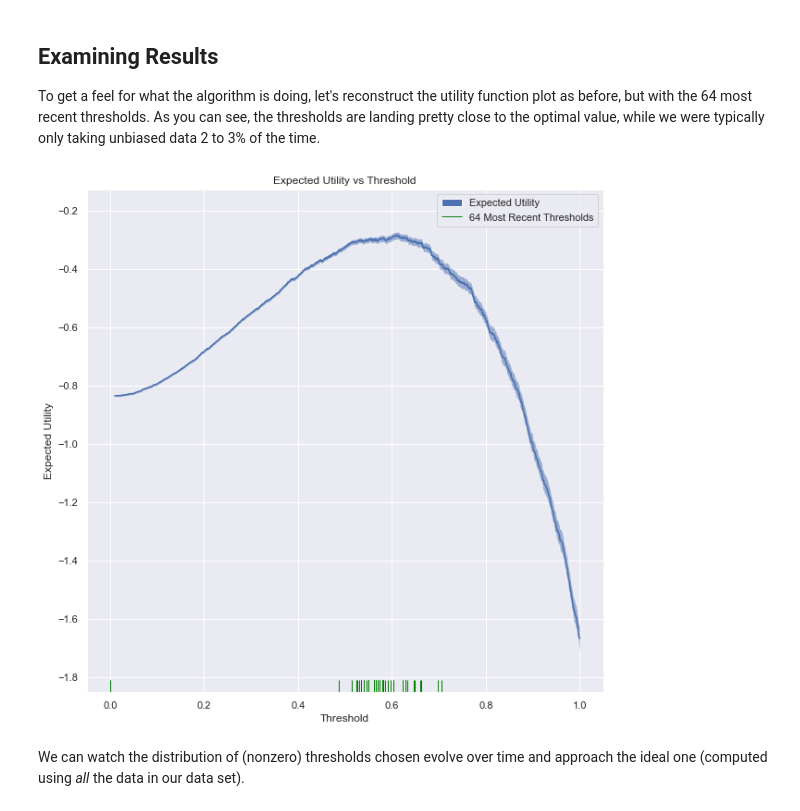
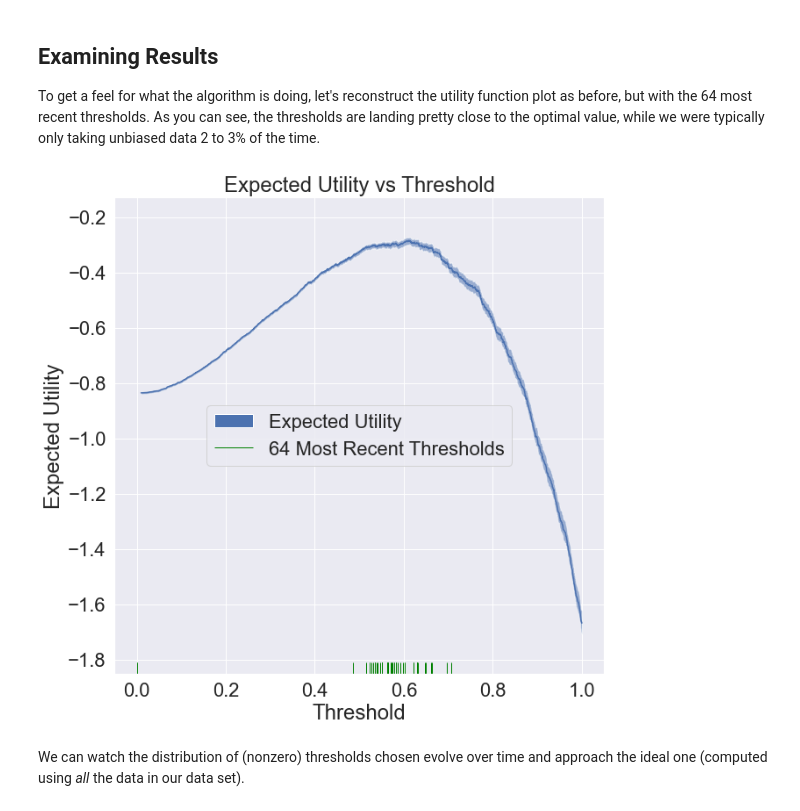
Before and after one commit to FINRAOS/model-validation-toolkit, a Jupyter notebook: docs/notebooks/thresholding/Thresholding.ipynb, the cells around one changed output. Drawn from its saved outputs; the diff is of its cells as text; code cells hidden in the pictures.

```diff
--- a/docs/notebooks/thresholding/Thresholding.ipynb
+++ b/docs/notebooks/thresholding/Thresholding.ipynb
@@ -91,7 +84,6 @@ plt.show()
 # %%
 plt.figure(figsize=(10, 10))
 
-sns.set()
 plt.title('Negative Score Distribution')
 plt.xlabel('Model Score')
 plt.ylabel('Probability Density')
@@ -107,7 +99,6 @@ It will also be important to keep in mind the distribution of model scores.
 # %%
 plt.figure(figsize=(10, 10))
 
-sns.set()
 plt.title('Score Distribution')
 plt.xlabel('Model Score')
 plt.ylabel('Probability Density')
@@ -149,10 +140,6 @@ def utility(tp, fp, tn, fn):
 ## Visualizing Utility of Each Threshold
 Let's plot expected utility against some candidate thresholds. The algorithm below will generate a plot with error bars over the expected value. If you need to interpret them, you can say _there's a 50% chance the true utility of each threshold falls within the shaded region_.
 # %%
-import numpy
-import matplotlib.pylab as plt
-import seaborn as sns, numpy
-
 from mvtk import thresholding
 
 plt.figure(figsize=(10, 10))
@@ -166,8 +153,5 @@ thresholding.plot_err(scores,
          utility_mean,
          utility_quantiles,
          label='Expected Utility')
-leg = plt.legend()
-for lh in leg.legendHandles:
-    lh.set_alpha(1)
 plt.show()
 # %% [output]
@@ -188,7 +173,7 @@ If we know our sample of positives and negatives is unbiased (e.g. the analysts
 
 You don't need to worry about the mechanics of this function, you can just copy and paste it.
 # %%
-sns.set(); numpy.random.seed(0)
+numpy.random.seed(0)
 plt.figure(figsize=(10, 10))
 plt.xlim([0, 1])
 plt.title('Threshold Distribution')
@@ -240,31 +225,28 @@ About 10% of the alerts triggered were just to get unbiased data.
 ## Examining Results
 To get a feel for what the algorithm is doing, let's reconstruct the utility function plot as before, but with the 64 most recent thresholds. As you can see, the thresholds are landing pretty close to the optimal value, while we were typically only taking unbiased data 2 to 3% of the time.
 # %%
-import matplotlib.pylab as plt
-import seaborn as sns, numpy
-
 plt.figure(figsize=(10, 10))
 plt.title('Expected Utility vs Threshold')
 plt.xlabel('Threshold')
 plt.ylabel('Expected Utility')
 
 scores, utility_mean, utility_quantiles = thresholding.expected_utility(
     utility, data[['Ground Truth', 'Model Score']].values)
 
 # candidate thresholds are existing model scores
 thresholding.plot_err(scores,
          utility_mean,
          utility_quantiles,
          label='Expected Utility')
 ax = sns.rugplot(thresholds[-64:], # most recent
                   color='green',
                   label='64 Most Recent Thresholds')
-leg = plt.legend()
+leg = plt.legend(loc='center')
 for lh in leg.legendHandles:
     lh.set_alpha(1)
 plt.show()
 # %% [output]
-[figure, old version]
+[figure, new version]
 # %% [markdown]
 We can watch the distribution of (nonzero) thresholds chosen evolve over time and approach the ideal one (computed using _all_ the data in our data set).
 # %%
```
Also changed, not shown: parts of 9 cells of this notebook, 1 other file.
